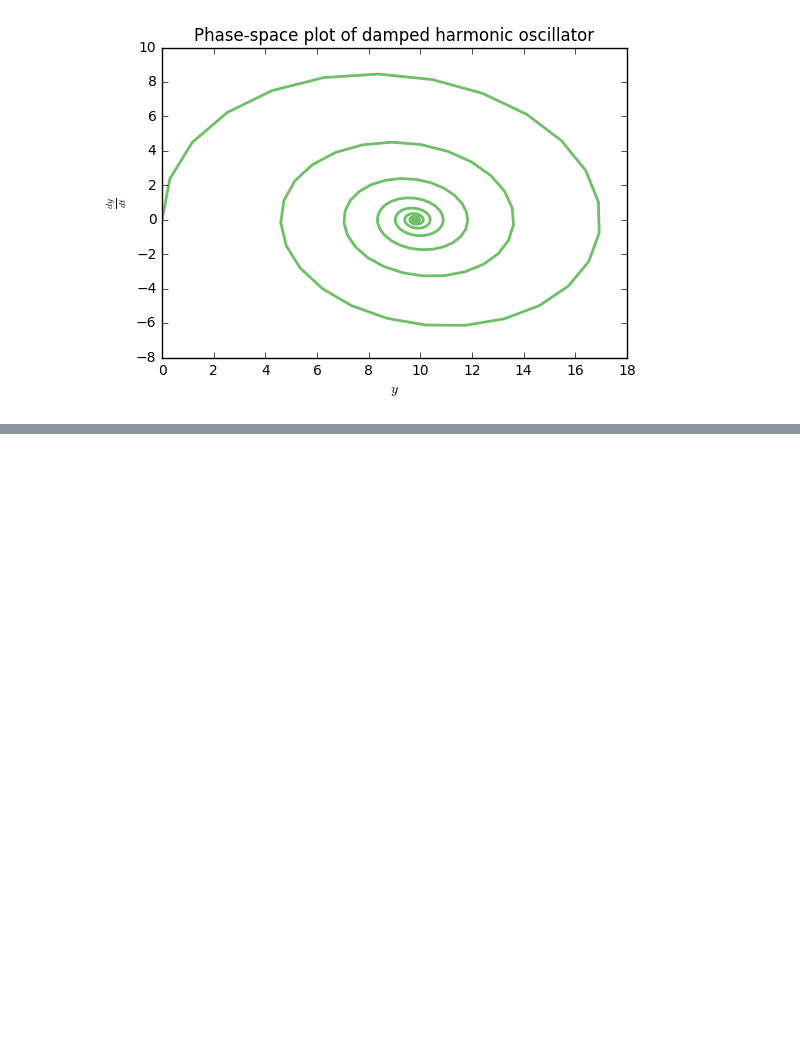
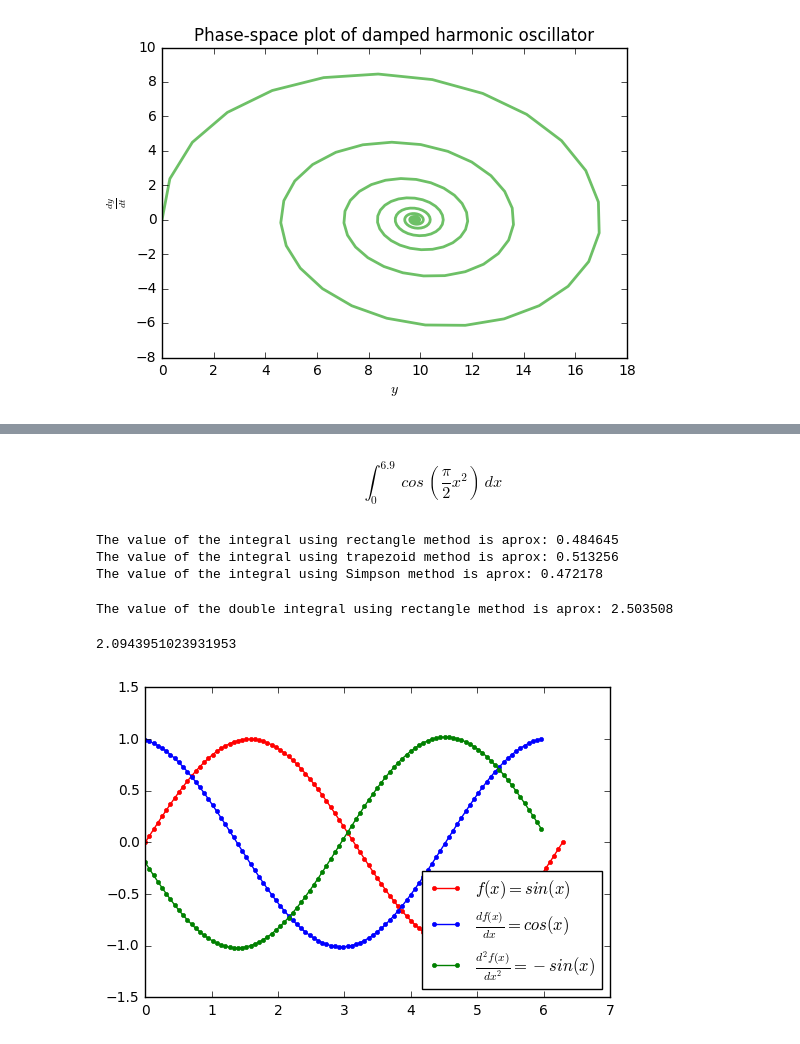
Before and after one commit to ignaciop/python_varios, a Jupyter notebook: playground.ipynb, the cells around one changed output, grey strips where cells are left out. Cells and saved outputs as stored; diff of their text form; code cells hidden in the pictures; blank space fills up the shorter version.

```diff
--- a/playground.ipynb
+++ b/playground.ipynb
@@ -328,0 +594,12 @@ plt.show()
+# %% [markdown]
+$$\int_{0}^{6.9} \!\, cos\,(\frac{\pi}{2}x^{2}) \,dx$$
+# %%
+f = lambda x : np.cos((np.pi/2)*x**2)
+
+print('The value of the integral using rectangle method is aprox: {:f}'.format(int_simple(f,0,6.9,100)))
+print('The value of the integral using trapezoid method is aprox: {:f}'.format(int_trap(f,0,6.9,100)))
+print('The value of the integral using Simpson method is aprox: {:f}'.format(int_simpson(f,0,6.9,100)))
+# %% [output]
+The value of the integral using rectangle method is aprox: 0.484645
+The value of the integral using trapezoid method is aprox: 0.513256
+The value of the integral using Simpson method is aprox: 0.472178
@@ -328,0 +617,38 @@ plt.show()
+# %%
+f = lambda x,y : np.sqrt(abs(1 - x**2 - y**2))
+
+print('The value of the double integral using rectangle method is aprox: {:f}'.format(double_int_simple(f,-1,1,-1,1,100)))
+# %% [output]
+The value of the double integral using rectangle method is aprox: 2.503508
+# %%
+Fermi
+# %% [output]
+2.0943951023931953
+# %%
+def deriv_simple(f,dx):
+    fp = [(1/(12*dx))*(f[i-2]-8*f[i-1]+8*f[i+1]-f[i+2]) for i in range(3,len(f)-2)] # limite de la aproximacion de los 5 puntos para f'
+    return fp
+
+def dderiv_simple(f,dx):
+    fpp = [(1/(12*dx**2))*(-f[i-2]+16*f[i-1]-30*f[i]+16*f[i+1]-f[i+2]) for i in range(3,len(f)-2)] # limite de la aproximacion de los 5 puntos para f''
+    return fpp
+
+N = 100
+a = 0
+b = 2*np.pi
+interval = (b-a)/float(N)
+
+x = np.linspace(a,b,N)
+FunctionValues = [np.sin(value) for value in x]
+
+plt.plot(x,FunctionValues,'r.-',label=r'$f(x) = sin(x)$')
+
+df = deriv_simple(FunctionValues , interval)
+ddf = dderiv_simple(FunctionValues , interval)
+
+plt.plot(x[0:len(df)],df,'b.-',label=r'$\frac{df(x)}{dx} = cos(x)$')
+plt.plot(x[0:len(ddf)],ddf,'g.-',label=r'$\frac{d^{2}f(x)}{dx^{2}} = -sin(x)$')
+plt.legend(loc='best')
+plt.show()
+# %% [output]
+[figure, added]
```
Also changed, not shown: parts of 14 cells of this notebook, 1 other file.
